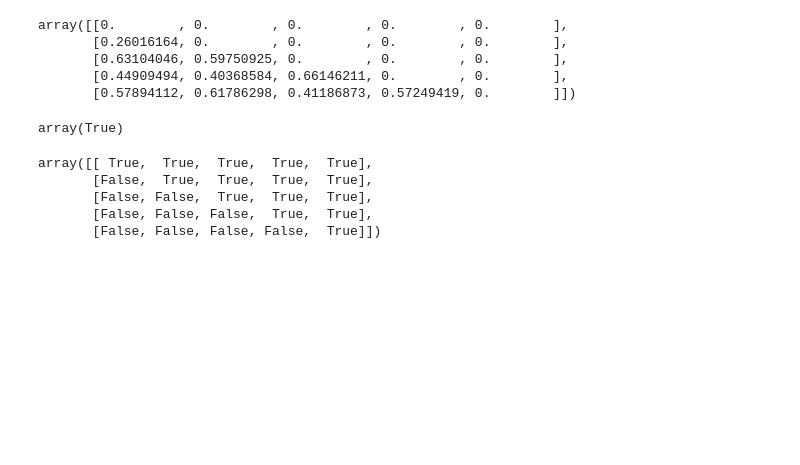
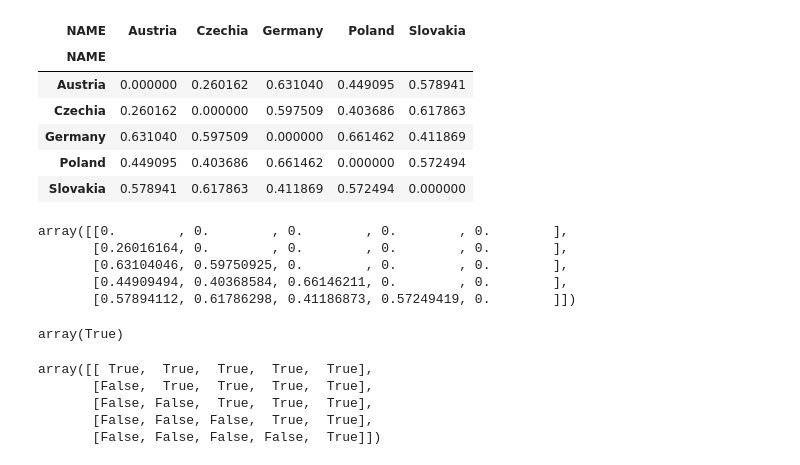
Before and after one commit to uscuni/boundaries_of_change, a Jupyter notebook: code/06_results.ipynb, the cells around one changed output. Cells and saved outputs as stored; diff of their text form; code cells hidden in the pictures; blank space fills up the shorter version.

```diff
--- a/code/06_results.ipynb
+++ b/code/06_results.ipynb
@@ -122,6 +164,14 @@ generate_boundary_diagrams(boundary_list, "level_7", show_aoi=True)
 # %%
 bray_curtis_matrix = pd.read_parquet(f'/data/uscuni-ulce/boundaries_of_change/bc_matrices/bc_1994_political_level_7.pq')
-mask = np.tril(bray_curtis_matrix, k=0)
+bray_curtis_matrix
+# %% [output]
+| NAME | Austria | Czechia | Germany | Poland | Slovakia |
+| NAME |  |  |  |  |  |
+| Austria | 0.000000 | 0.260162 | 0.631040 | 0.449095 | 0.578941 |
+| Czechia | 0.260162 | 0.000000 | 0.597509 | 0.403686 | 0.617863 |
+| Germany | 0.631040 | 0.597509 | 0.000000 | 0.661462 | 0.411869 |
+| Poland | 0.449095 | 0.403686 | 0.661462 | 0.000000 | 0.572494 |
+| Slovakia | 0.578941 | 0.617863 | 0.411869 | 0.572494 | 0.000000 |
 # %%
 mask
 # %% [output]
```
Also changed, not shown: parts of 6 cells of this notebook.
